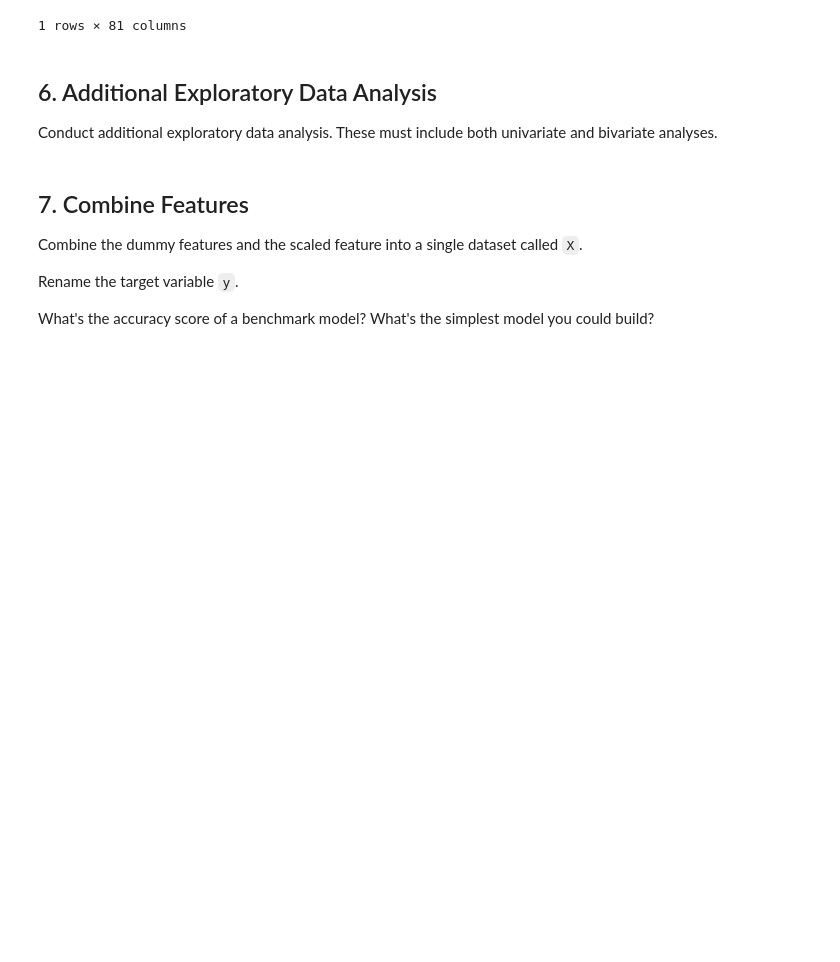
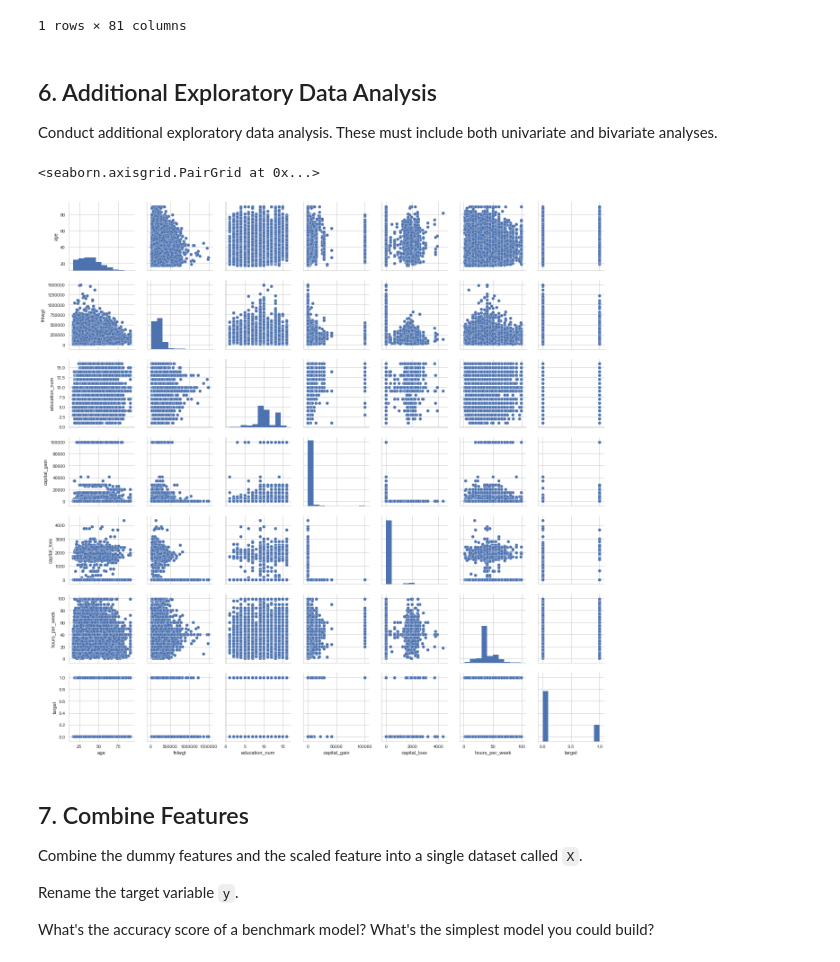
Before and after one commit to matthewbrems/old, a Jupyter notebook: curriculum/05-week/5.07-review-lab/code/starter-code/jd-review-lab.ipynb, the cells around one changed output. Saved outputs shown, nothing was run; the diff lists cells and outputs as text; code cells hidden in the pictures; blank space fills up the shorter version.

```diff
--- a/curriculum/05-week/5.07-review-lab/code/starter-code/jd-review-lab.ipynb
+++ b/curriculum/05-week/5.07-review-lab/code/starter-code/jd-review-lab.ipynb
@@ -478,3 +477,11 @@ sns.pairplot(X_norm)
+# %%
+# X_norm.columns
+
+
+sns.pairplot(adult)
+# %% [output]
+<seaborn.axisgrid.PairGrid at 0x...>
+[figure, added]
 # %% [markdown]
 ## 7. Combine Features
 
```
Also changed, not shown: parts of 20 cells of this notebook, 8 other files.
